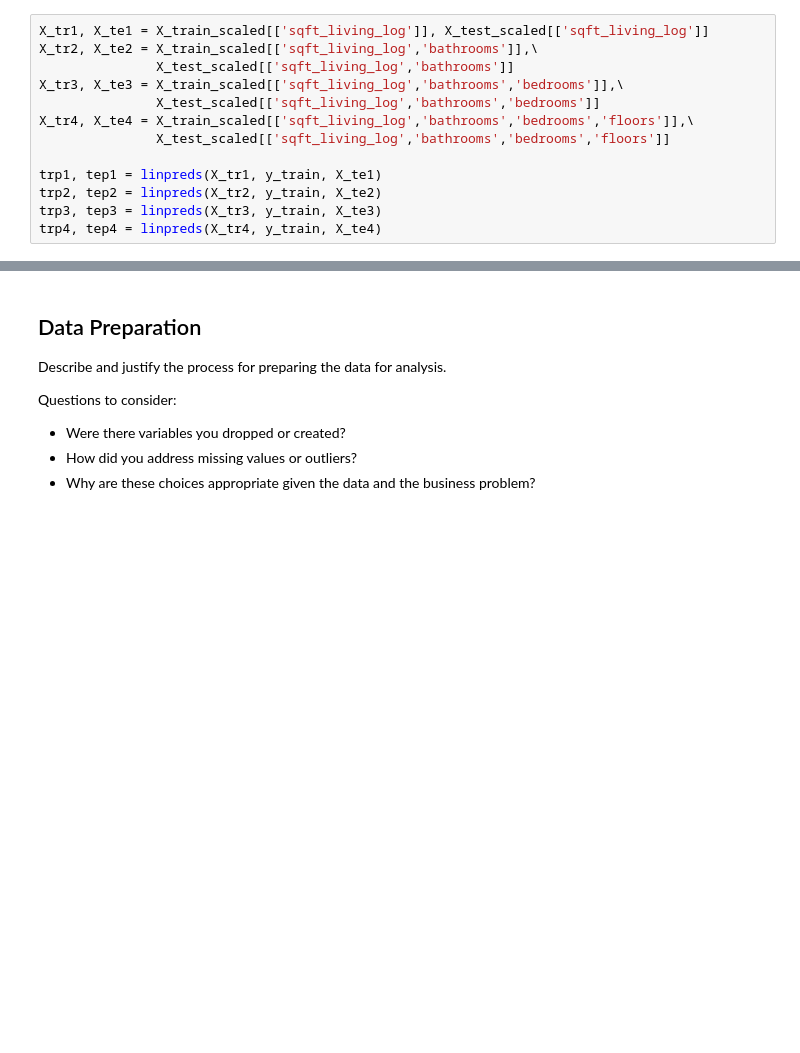
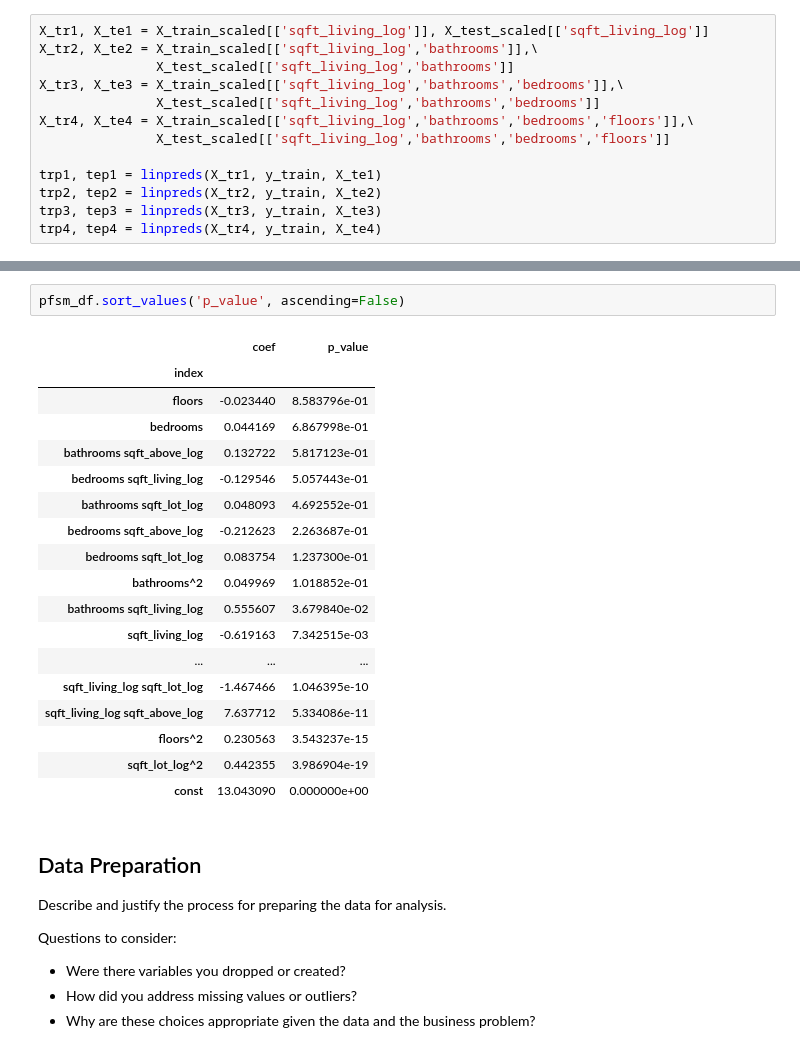
Before and after one commit to NicholasIndorf/KingCountyHousingSaleModel, a Jupyter notebook: notebooks/Nick/Project2TemplateNick.ipynb, the cells around one changed output, grey strips where cells are left out. Drawn from its saved outputs; the diff is of its cells as text; blank space fills up the shorter version.

```diff
--- a/notebooks/Nick/Project2TemplateNick.ipynb
+++ b/notebooks/Nick/Project2TemplateNick.ipynb
@@ -746,3 +829,24 @@ QQ Plot of residuals:
+# %%
+pfsm_df.sort_values('p_value', ascending=False)
+# %% [output]
+|  | coef | p_value |
+| index |  |  |
+| floors | -0.023440 | 8.583796e-01 |
+| bedrooms | 0.044169 | 6.867998e-01 |
+| bathrooms sqft_above_log | 0.132722 | 5.817123e-01 |
+| bedrooms sqft_living_log | -0.129546 | 5.057443e-01 |
+| bathrooms sqft_lot_log | 0.048093 | 4.692552e-01 |
+| bedrooms sqft_above_log | -0.212623 | 2.263687e-01 |
+| bedrooms sqft_lot_log | 0.083754 | 1.237300e-01 |
+| bathrooms^2 | 0.049969 | 1.018852e-01 |
+| bathrooms sqft_living_log | 0.555607 | 3.679840e-02 |
+| sqft_living_log | -0.619163 | 7.342515e-03 |
+| ... | ... | ... |
+| sqft_living_log sqft_lot_log | -1.467466 | 1.046395e-10 |
+| sqft_living_log sqft_above_log | 7.637712 | 5.334086e-11 |
+| floors^2 | 0.230563 | 3.543237e-15 |
+| sqft_lot_log^2 | 0.442355 | 3.986904e-19 |
+| const | 13.043090 | 0.000000e+00 |
 # %% [markdown]
 ## Data Preparation
 
```
Also changed, not shown: parts of 19 cells of this notebook.
